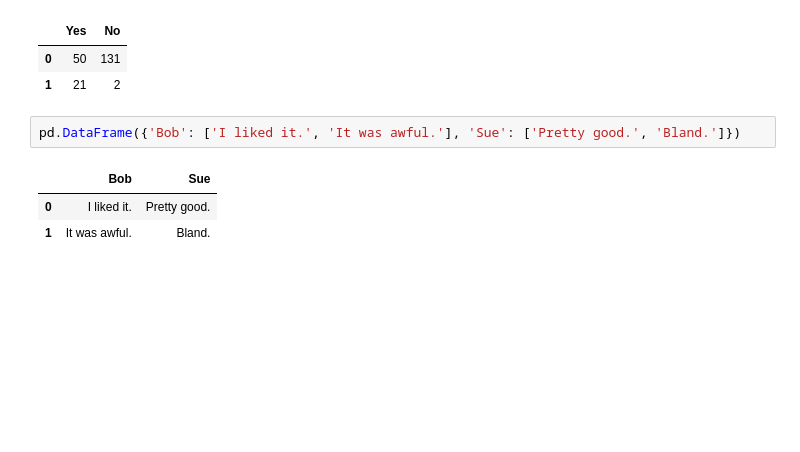
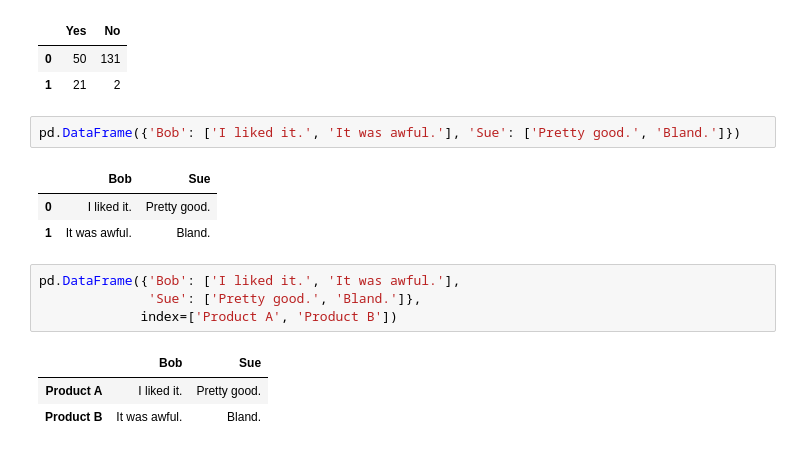
Before and after one commit to xkcao/Kaggle, a Jupyter notebook: Course-Pandas/course1.ipynb, the cells around one changed output. Saved outputs shown, nothing was run; the diff lists cells and outputs as text; blank space fills up the shorter version.

```diff
--- a/Course-Pandas/course1.ipynb
+++ b/Course-Pandas/course1.ipynb
@@ -12,3 +12,11 @@ pd.DataFrame({'Bob': ['I liked it.', 'It was awful.'], 'Sue': ['Pretty good.', '
 |  | Bob | Sue |
 | 0 | I liked it. | Pretty good. |
 | 1 | It was awful. | Bland. |
+# %%
+pd.DataFrame({'Bob': ['I liked it.', 'It was awful.'],
+              'Sue': ['Pretty good.', 'Bland.']},
+             index=['Product A', 'Product B'])
+# %% [output]
+|  | Bob | Sue |
+| Product A | I liked it. | Pretty good. |
+| Product B | It was awful. | Bland. |
```
Also changed, not shown: parts of 7 cells of this notebook, 1 other file.
